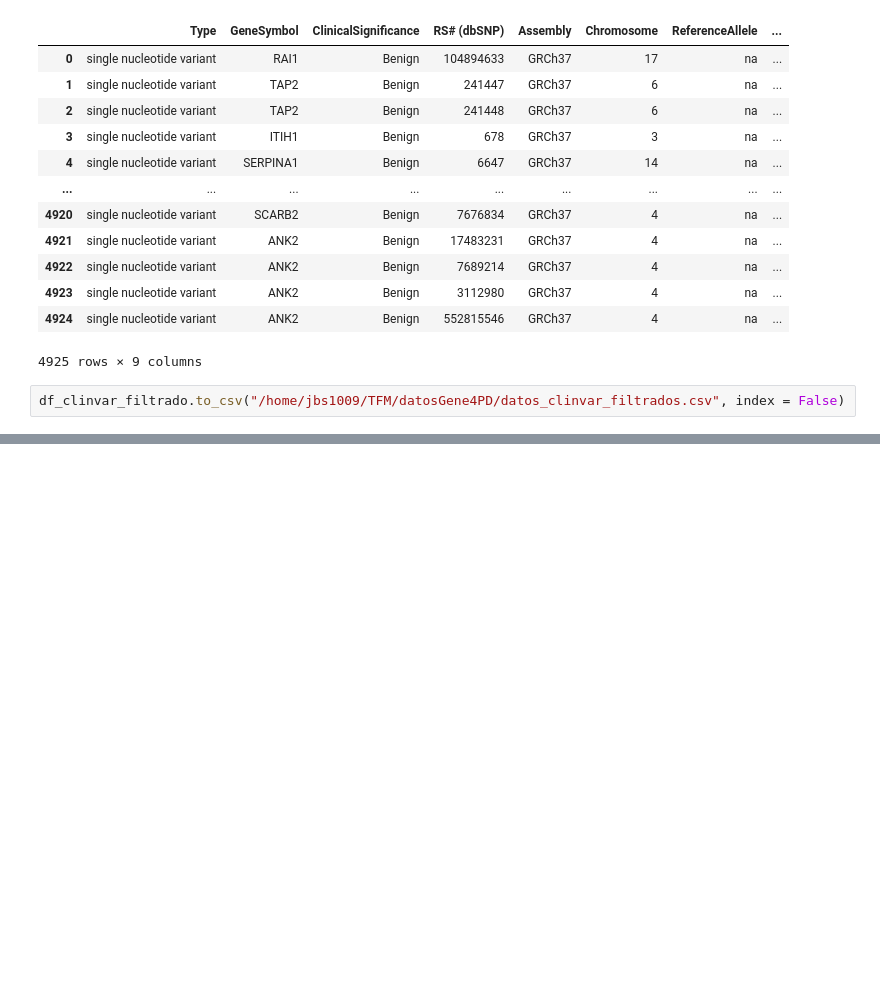
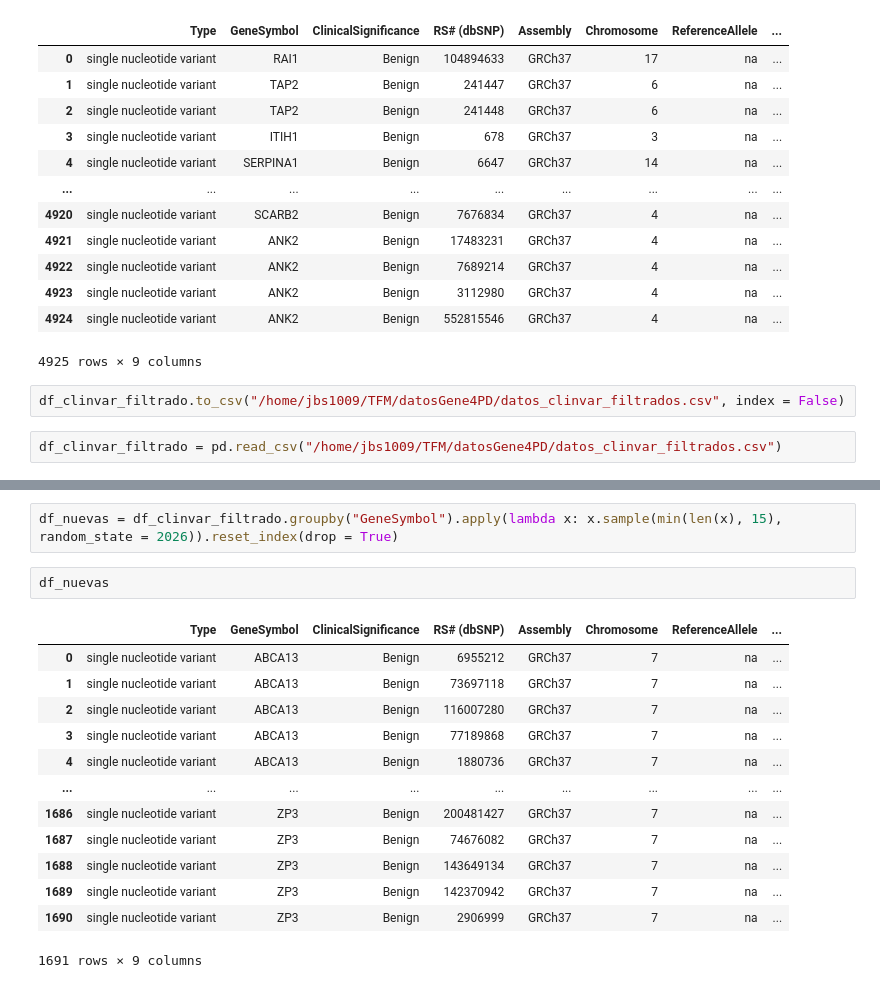
Before and after one commit to jbs1009/TFM_Jorge_Bermejo_Sacristan, a Jupyter notebook: Secuencias_ClinVar.ipynb, the cells around one changed output, grey strips where cells are left out. Saved outputs shown, nothing was run; the diff lists cells and outputs as text; blank space fills up the shorter version.

Commit message:
Creada df_nuevas_sanas con una cantidad específica de secuencias benignas para cada gen manejado

```diff
--- a/Secuencias_ClinVar.ipynb
+++ b/Secuencias_ClinVar.ipynb
@@ -70,3 +70,5 @@ df_clinvar_filtrado.reset_index(drop = False).drop("index", axis = 1)
 4925 rows × 9 columns
 # %%
 df_clinvar_filtrado.to_csv("/home/jbs1009/TFM/datosGene4PD/datos_clinvar_filtrados.csv", index = False)
+# %%
+df_clinvar_filtrado = pd.read_csv("/home/jbs1009/TFM/datosGene4PD/datos_clinvar_filtrados.csv")
@@ -72,0 +91,18 @@ df_clinvar_filtrado.to_csv("/home/jbs1009/TFM/datosGene4PD/datos_clinvar_filtrad
+# %%
+df_nuevas = df_clinvar_filtrado.groupby("GeneSymbol").apply(lambda x: x.sample(min(len(x), 15), random_state = 2026)).reset_index(drop = True)
+# %%
+df_nuevas
+# %% [output]
+|  | Type | GeneSymbol | ClinicalSignificance | RS# (dbSNP) | Assembly | Chromosome | ReferenceAllele | ... |
+| 0 | single nucleotide variant | ABCA13 | Benign | 6955212 | GRCh37 | 7 | na | ... |
+| 1 | single nucleotide variant | ABCA13 | Benign | 73697118 | GRCh37 | 7 | na | ... |
+| 2 | single nucleotide variant | ABCA13 | Benign | 116007280 | GRCh37 | 7 | na | ... |
+| 3 | single nucleotide variant | ABCA13 | Benign | 77189868 | GRCh37 | 7 | na | ... |
+| 4 | single nucleotide variant | ABCA13 | Benign | 1880736 | GRCh37 | 7 | na | ... |
+| ... | ... | ... | ... | ... | ... | ... | ... | ... |
+| 1686 | single nucleotide variant | ZP3 | Benign | 200481427 | GRCh37 | 7 | na | ... |
+| 1687 | single nucleotide variant | ZP3 | Benign | 74676082 | GRCh37 | 7 | na | ... |
+| 1688 | single nucleotide variant | ZP3 | Benign | 143649134 | GRCh37 | 7 | na | ... |
+| 1689 | single nucleotide variant | ZP3 | Benign | 142370942 | GRCh37 | 7 | na | ... |
+| 1690 | single nucleotide variant | ZP3 | Benign | 2906999 | GRCh37 | 7 | na | ... |
+1691 rows × 9 columns
```
Also changed, not shown: parts of 3 cells of this notebook.
